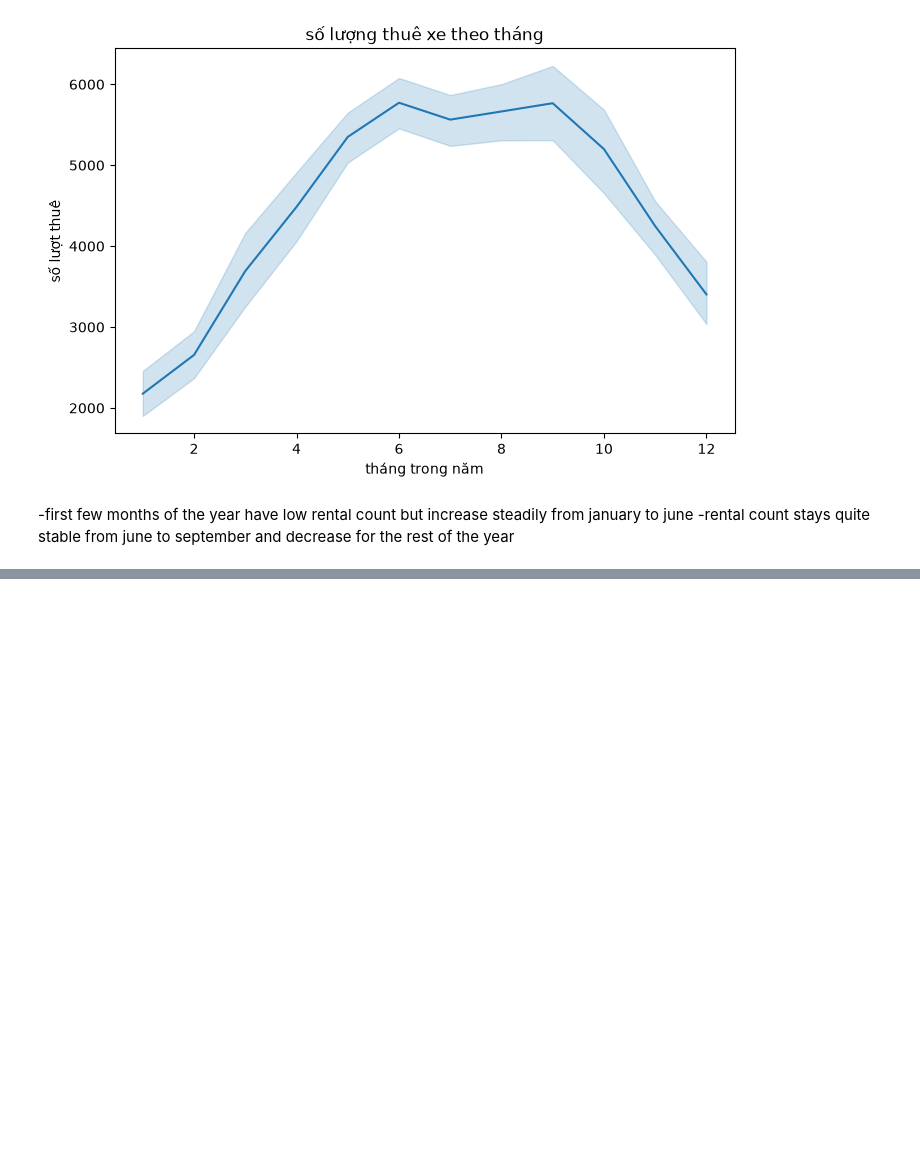
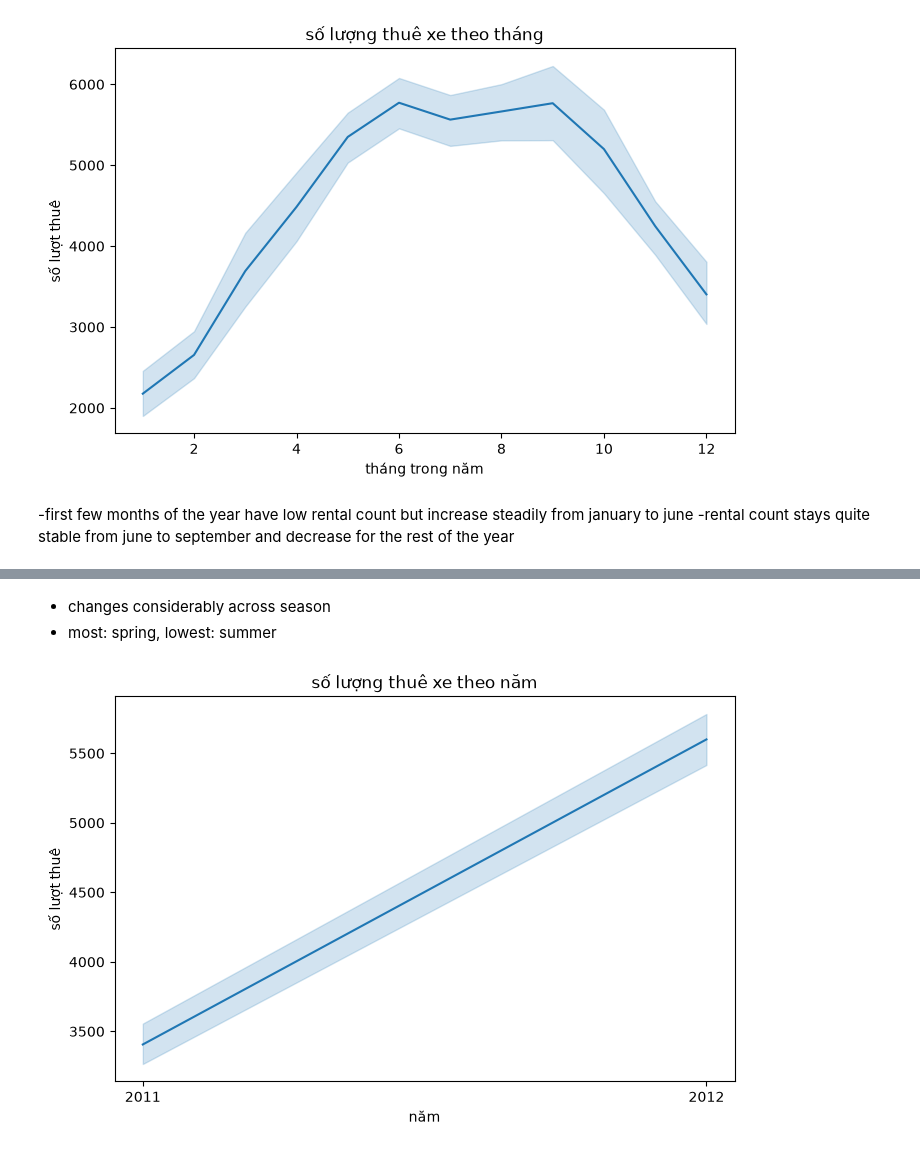
Before and after one commit to putindao/bike_sharing_forecast, a Jupyter notebook: notebook/EDA.ipynb, the cells around one changed output, grey strips where cells are left out. Saved outputs shown, nothing was run; the diff lists cells and outputs as text; code cells hidden in the pictures; blank space fills up the shorter version.

```diff
--- a/notebook/EDA.ipynb
+++ b/notebook/EDA.ipynb
@@ -198,0 +209,13 @@ plt.show()
+# %% [markdown]
+- changes considerably across season
+- most: spring, lowest: summer
+# %%
+plt.figure(figsize=(8,5))
+sns.lineplot(data=daydf, x ='yr', y = 'cnt')
+plt.xticks([0, 1], [2011, 2012])
+plt.title("số lượng thuê xe theo năm")
+plt.xlabel("năm")
+plt.ylabel("số lượt thuê")
+plt.show()
+# %% [output]
+[figure, added]
```
Also changed, not shown: parts of 4 cells of this notebook.
